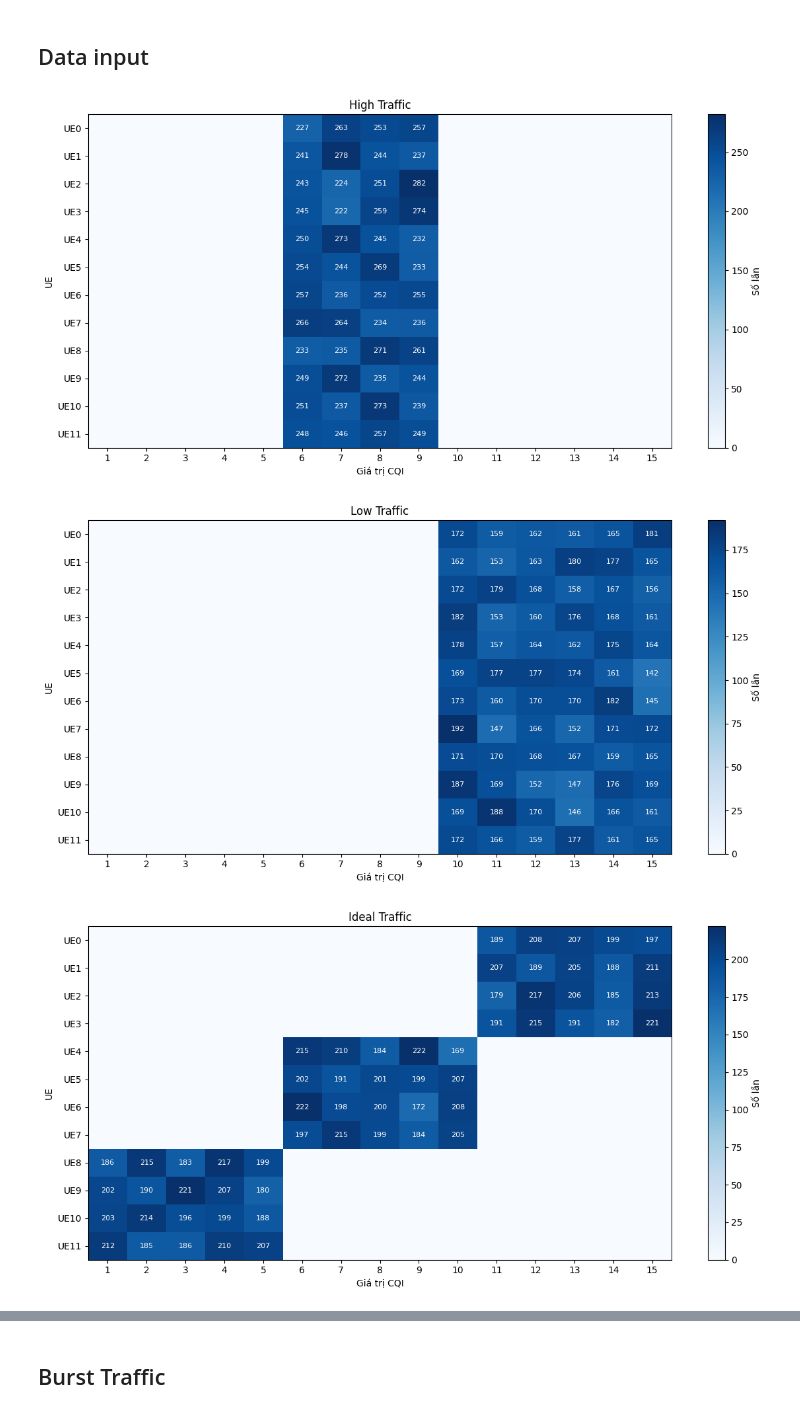
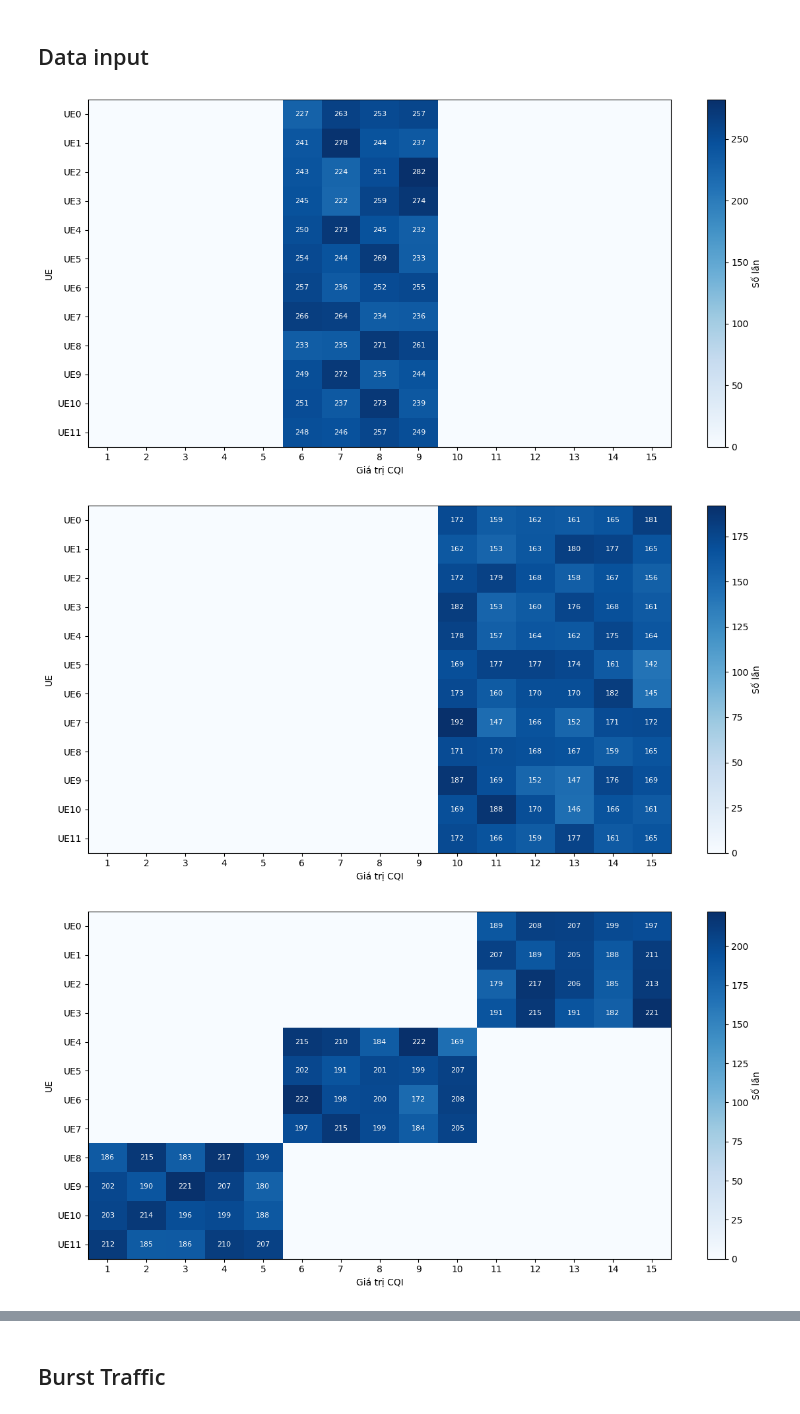
Before and after one commit to lephamcong/CapstoneProject, a Jupyter notebook: Simulation/result/resultAnalysis_10ttiToResend.ipynb, the cells around one changed output, grey strips where cells are left out. Drawn from its saved outputs; the diff is of its cells as text; code cells hidden in the pictures.

```diff
--- a/Simulation/result/resultAnalysis_10ttiToResend.ipynb
+++ b/Simulation/result/resultAnalysis_10ttiToResend.ipynb
@@ -115,7 +115,7 @@ def read_sampled_bsr(csv_path):
     df = pd.read_csv(csv_path)
     return df.iloc[1::10].reset_index(drop=True)
 
-def plot_cqi_count_heatmap(df, cmap='Blues', title='Heatmap số lần xuất hiện CQI'):
+def plot_cqi_count_heatmap(df, cmap='Blues', title=''):
     cqi_bins = list(range(1, 16))
     ue_labels = df.columns
 
@@ -123,39 +123,39 @@ def plot_cqi_count_heatmap(df, cmap='Blues', title='Heatmap số lần xuất hi
     count_data = []
     for ue in ue_labels:
         counts = df[ue].value_counts().reindex(cqi_bins, fill_value=0)
         count_data.append(counts.values)
 
     heatmap_data = np.array(count_data)
 
     fig, ax = plt.subplots(figsize=(12, 6))
     cax = ax.imshow(heatmap_data, cmap=cmap, aspect='auto')
 
     # Gắn nhãn
     ax.set_xticks(np.arange(len(cqi_bins)))
     ax.set_yticks(np.arange(len(ue_labels)))
     ax.set_xticklabels(cqi_bins)
     ax.set_yticklabels(ue_labels)
 
     # Hiển thị giá trị trong từng ô
     for i in range(len(ue_labels)):
         for j in range(len(cqi_bins)):
             value = heatmap_data[i, j]
             if value > 0:
                 ax.text(j, i, str(value), ha="center", va="center", color="white", fontsize=8)
 
     plt.title(title)
     plt.xlabel("Giá trị CQI")
     plt.ylabel("UE")
     plt.colorbar(cax, label='Số lần')
     plt.tight_layout()
     plt.show()
-plot_cqi_count_heatmap(read_sampled_bsr('./Simulation/data/cqi_high_traffic.csv'), title='High Traffic')
-plot_cqi_count_heatmap(read_sampled_bsr('./Simulation/data/cqi_low_traffic.csv'), title='Low Traffic')
-plot_cqi_count_heatmap(read_sampled_bsr('./Simulation/data/cqi_ideal_condition_bsr100000.csv'), title='Ideal Traffic')
+plot_cqi_count_heatmap(read_sampled_bsr('./Simulation/data/cqi_high_traffic.csv'))
+plot_cqi_count_heatmap(read_sampled_bsr('./Simulation/data/cqi_low_traffic.csv'))
+plot_cqi_count_heatmap(read_sampled_bsr('./Simulation/data/cqi_ideal_condition_bsr100000.csv'))
 # %% [output]
-[figure, old version]
+[figure, new version]
-[figure, old version]
+[figure, new version]
-[figure, old version]
+[figure, new version]
 # %%
 
 
```
Also changed, not shown: parts of 4 cells of this notebook, 1 other file.
